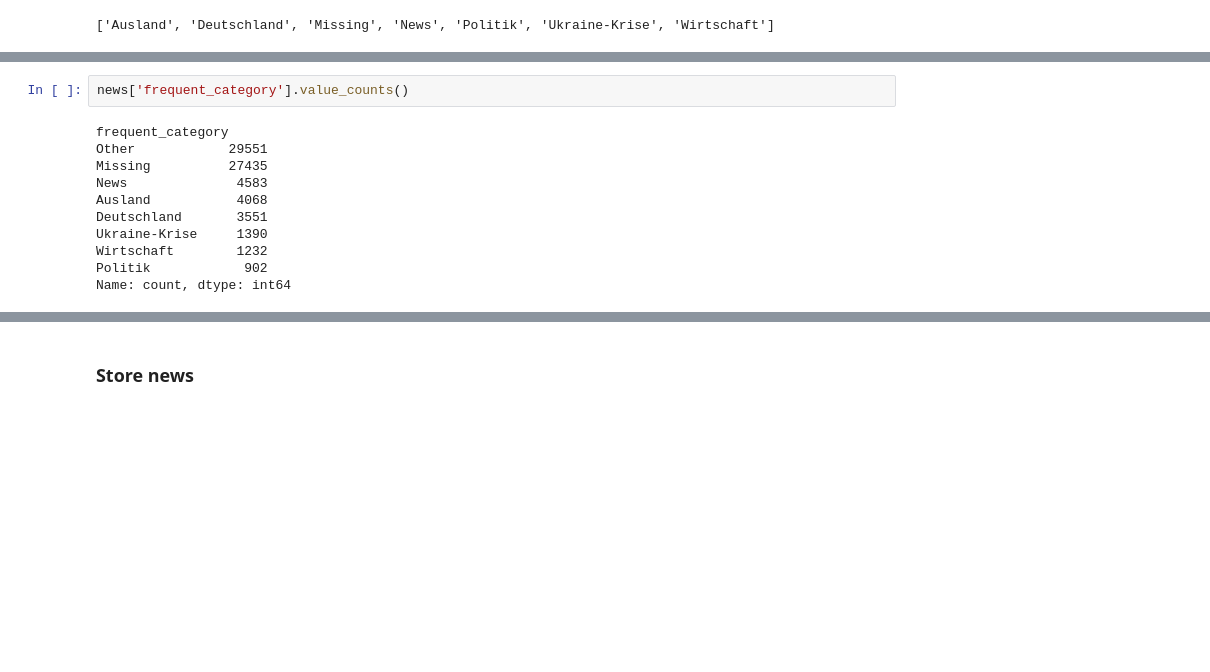
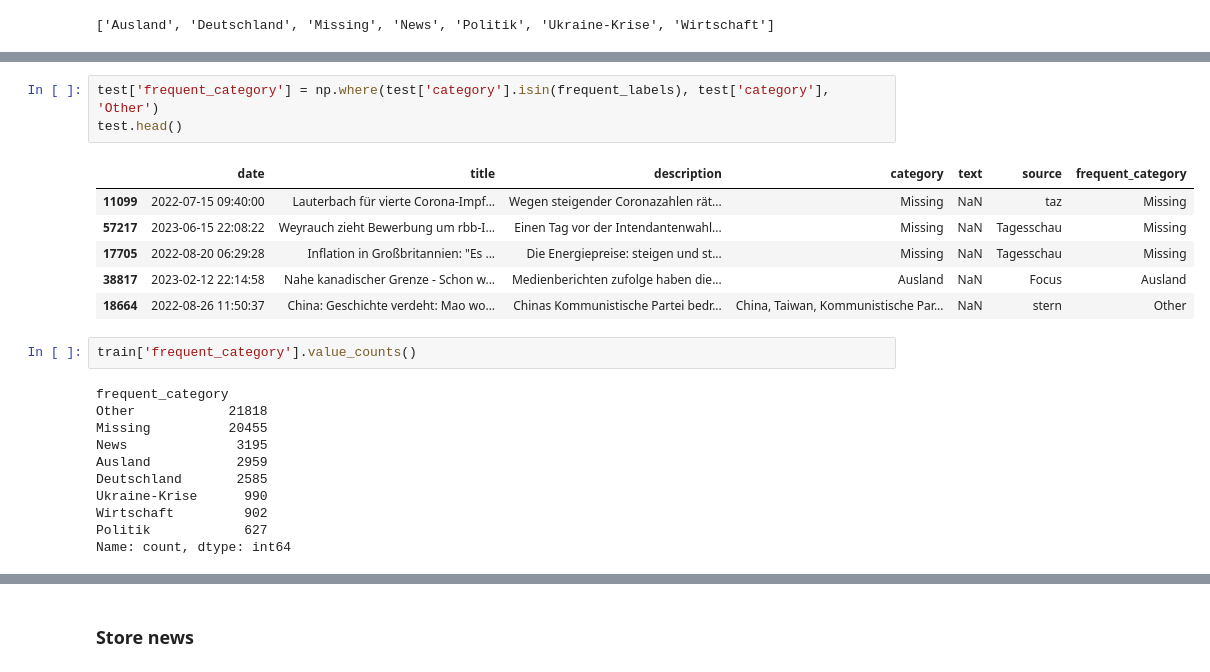
Before and after one commit to manuelarink/news_scraper, a Jupyter notebook: notebooks/preprocessing/03-feature_engineering_topic_modelling.ipynb, the cells around one changed output, grey strips where cells are left out. Drawn from its saved outputs; the diff is of its cells as text; blank space fills up the shorter version.

```diff
--- a/notebooks/preprocessing/03-feature_engineering_topic_modelling.ipynb
+++ b/notebooks/preprocessing/03-feature_engineering_topic_modelling.ipynb
@@ -78,13 +125,23 @@ news.head()
+# %%
+test['frequent_category'] = np.where(test['category'].isin(frequent_labels), test['category'], 'Other')
+test.head()
+# %% [output]
+|  | date | title | description | category | text | source | frequent_category |
+| 11099 | 2022-07-15 09:40:00 | Lauterbach für vierte Corona-Impf... | Wegen steigender Coronazahlen rät... | Missing | NaN | taz | Missing |
+| 57217 | 2023-06-15 22:08:22 | Weyrauch zieht Bewerbung um rbb-I... | Einen Tag vor der Intendantenwahl... | Missing | NaN | Tagesschau | Missing |
+| 17705 | 2022-08-20 06:29:28 | Inflation in Großbritannien: "Es ... | Die Energiepreise: steigen und st... | Missing | NaN | Tagesschau | Missing |
+| 38817 | 2023-02-12 22:14:58 | Nahe kanadischer Grenze - Schon w... | Medienberichten zufolge haben die... | Ausland | NaN | Focus | Ausland |
+| 18664 | 2022-08-26 11:50:37 | China: Geschichte verdeht: Mao wo... | Chinas Kommunistische Partei bedr... | China, Taiwan, Kommunistische Par... | NaN | stern | Other |
 # %%
-news['frequent_category'].value_counts()
+train['frequent_category'].value_counts()
 # %% [output]
 frequent_category
-Other            29551
-Missing          27435
-News              4583
-Ausland           4068
-Deutschland       3551
-Ukraine-Krise     1390
-Wirtschaft        1232
-Politik            902
+Other            21818
+Missing          20455
+News              3195
+Ausland           2959
+Deutschland       2585
+Ukraine-Krise      990
+Wirtschaft         902
+Politik            627
 Name: count, dtype: int64
```
Also changed, not shown: parts of 21 cells of this notebook, 8 other files.
